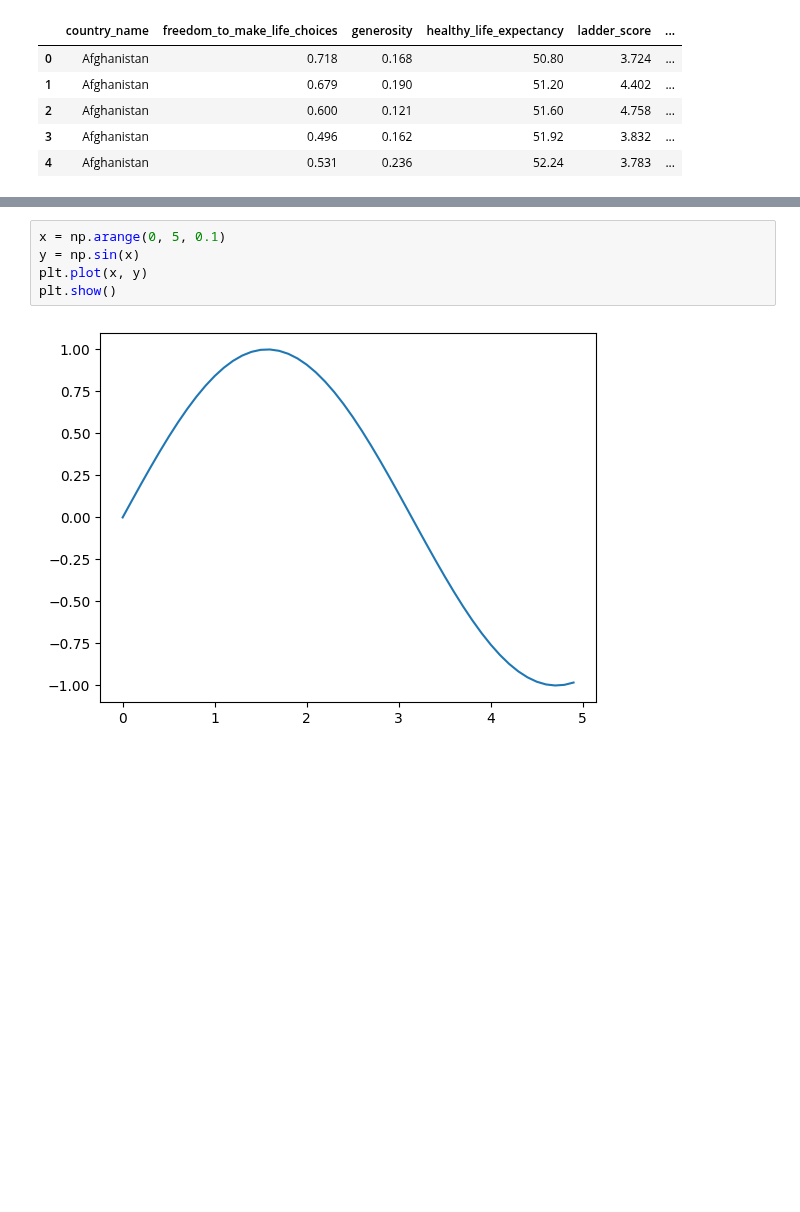
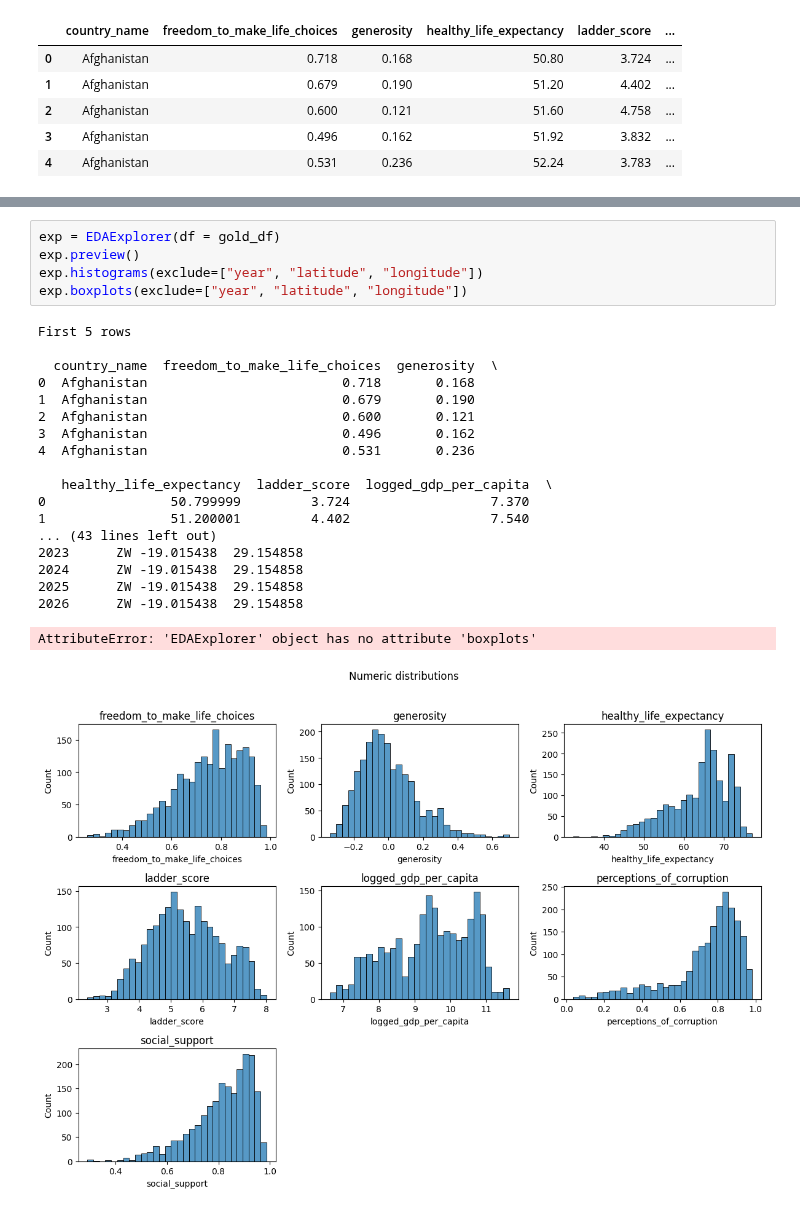
Before and after one commit to Ch3rry-Pi3-AI/DataAnalysis-World-Happiness-Report, a Jupyter notebook: eda_notebook.ipynb, the cells around one changed output, grey strips where cells are left out. Cells and saved outputs as stored; diff of their text form; blank space fills up the shorter version.

Commit message:
boxplots and histograms methods added

```diff
--- a/eda_notebook.ipynb
+++ b/eda_notebook.ipynb
@@ -85,8 +86,26 @@ None
 | max | 0.985000 | 0.698000 | 77.099998 | 8.019000 | 11.648000 | ... |
-# %%
-x = np.arange(0, 5, 0.1)
-y = np.sin(x)
-plt.plot(x, y)
-plt.show()
-# %% [output]
-[figure, removed]
+# %%
+exp = EDAExplorer(df = gold_df)
+exp.preview()
+exp.histograms(exclude=["year", "latitude", "longitude"])
+exp.boxplots(exclude=["year", "latitude", "longitude"])
+# %% [output]
+First 5 rows
+
+  country_name  freedom_to_make_life_choices  generosity  \
+0  Afghanistan                         0.718       0.168
+1  Afghanistan                         0.679       0.190
+2  Afghanistan                         0.600       0.121
+3  Afghanistan                         0.496       0.162
+4  Afghanistan                         0.531       0.236
+
+   healthy_life_expectancy  ladder_score  logged_gdp_per_capita  \
+0                50.799999         3.724                  7.370
+1                51.200001         4.402                  7.540
+... (43 lines left out)
+2023      ZW -19.015438  29.154858
+2024      ZW -19.015438  29.154858
+2025      ZW -19.015438  29.154858
+2026      ZW -19.015438  29.154858
+AttributeError: 'EDAExplorer' object has no attribute 'boxplots'
+[figure, added]
```
Also changed, not shown: parts of 2 cells of this notebook, 1 other file.
